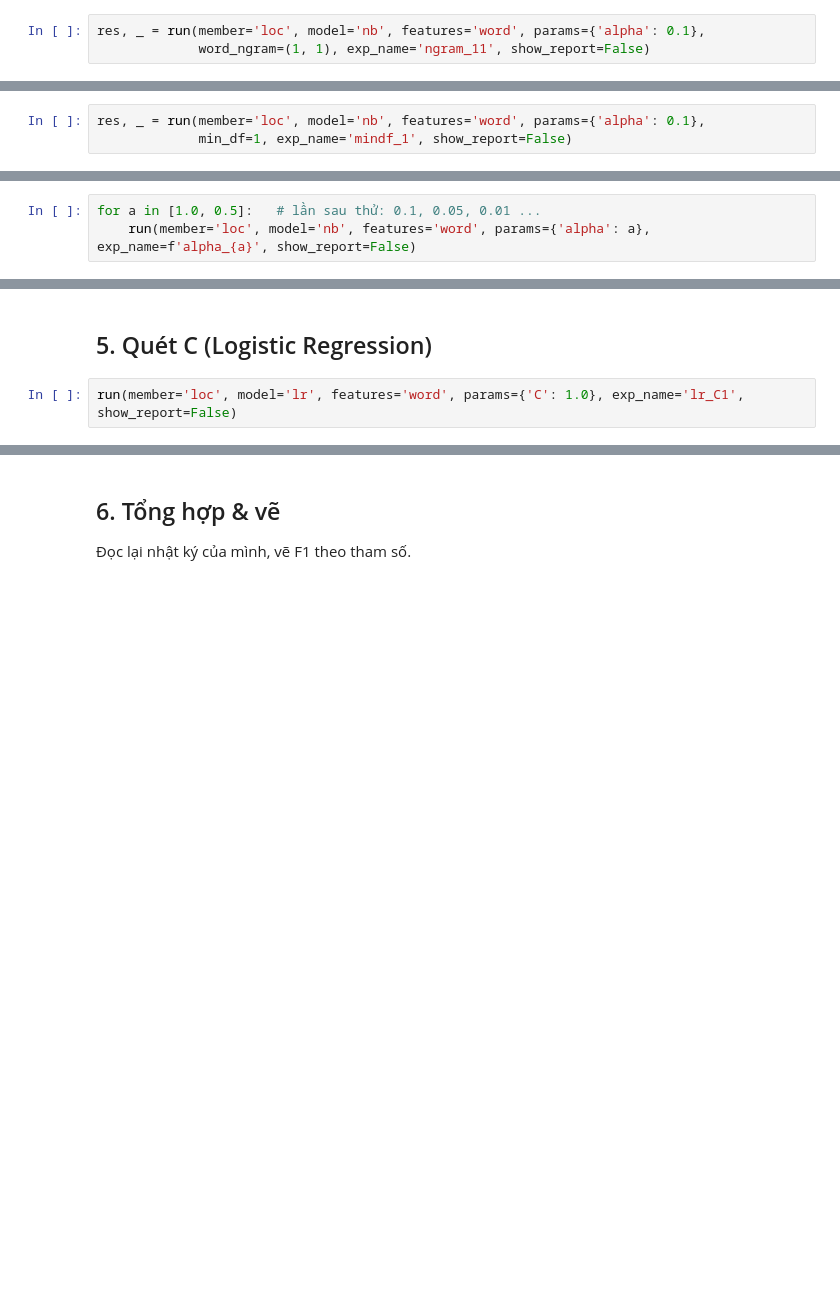
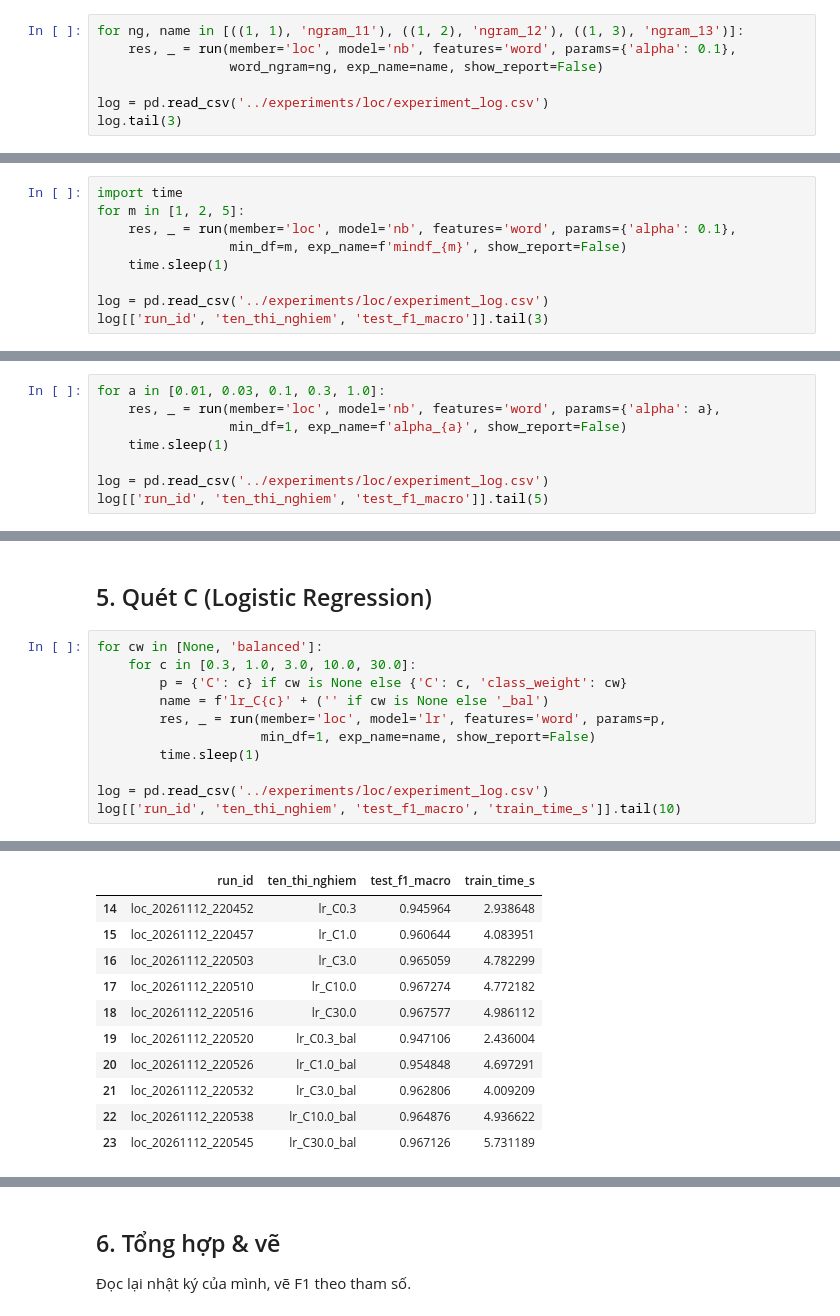
Before and after one commit to locphat13579-jpg/SGU26_MAYHOC, a Jupyter notebook: DoAnCuoiKy_Nhom06/notebooks/04_Loc_TienXuLy_NB_LR.ipynb, the cells around one changed output, grey strips where cells are left out. Saved outputs shown, nothing was run; the diff lists cells and outputs as text; blank space fills up the shorter version.

```diff
--- a/DoAnCuoiKy_Nhom06/notebooks/04_Loc_TienXuLy_NB_LR.ipynb
+++ b/DoAnCuoiKy_Nhom06/notebooks/04_Loc_TienXuLy_NB_LR.ipynb
@@ -80,5 +80,9 @@ for t in df.title.sample(8, random_state=0):
 ## 2. Thí nghiệm n-gram (Naive Bayes)
 Đổi `word_ngram` rồi chạy lại ô. Mỗi lần chạy = 1 dòng nhật ký.
 # %%
-res, _ = run(member='loc', model='nb', features='word', params={'alpha': 0.1},
-             word_ngram=(1, 1), exp_name='ngram_11', show_report=False)
+for ng, name in [((1, 1), 'ngram_11'), ((1, 2), 'ngram_12'), ((1, 3), 'ngram_13')]:
+    res, _ = run(member='loc', model='nb', features='word', params={'alpha': 0.1},
+                 word_ngram=ng, exp_name=name, show_report=False)
+
+log = pd.read_csv('../experiments/loc/experiment_log.csv')
+log.tail(3)
@@ -91,5 +118,11 @@ res, _ = run(member='loc', model='nb', features='word', params={'alpha': 0.1},
 # %% [markdown]
 ## 3. Thí nghiệm min_df
 # %%
-res, _ = run(member='loc', model='nb', features='word', params={'alpha': 0.1},
-             min_df=1, exp_name='mindf_1', show_report=False)
+import time
+for m in [1, 2, 5]:
+    res, _ = run(member='loc', model='nb', features='word', params={'alpha': 0.1},
+                 min_df=m, exp_name=f'mindf_{m}', show_report=False)
+    time.sleep(1)
+
+log = pd.read_csv('../experiments/loc/experiment_log.csv')
+log[['run_id', 'ten_thi_nghiem', 'test_f1_macro']].tail(3)
@@ -103,5 +158,10 @@ res, _ = run(member='loc', model='nb', features='word', params={'alpha': 0.1},
 ## 4. Quét alpha (Naive Bayes)
 Chạy từng giá trị (hoặc vòng lặp nhỏ) – ghi lại nhận xét sau mỗi đợt.
 # %%
-for a in [1.0, 0.5]:   # lần sau thử: 0.1, 0.05, 0.01 ...
-    run(member='loc', model='nb', features='word', params={'alpha': a}, exp_name=f'alpha_{a}', show_report=False)
+for a in [0.01, 0.03, 0.1, 0.3, 1.0]:
+    res, _ = run(member='loc', model='nb', features='word', params={'alpha': a},
+                 min_df=1, exp_name=f'alpha_{a}', show_report=False)
+    time.sleep(1)
+
+log = pd.read_csv('../experiments/loc/experiment_log.csv')
+log[['run_id', 'ten_thi_nghiem', 'test_f1_macro']].tail(5)
@@ -114,4 +198,14 @@ for a in [1.0, 0.5]:   # lần sau thử: 0.1, 0.05, 0.01 ...
 # %% [markdown]
 ## 5. Quét C (Logistic Regression)
 # %%
-run(member='loc', model='lr', features='word', params={'C': 1.0}, exp_name='lr_C1', show_report=False)
+for cw in [None, 'balanced']:
+    for c in [0.3, 1.0, 3.0, 10.0, 30.0]:
+        p = {'C': c} if cw is None else {'C': c, 'class_weight': cw}
+        name = f'lr_C{c}' + ('' if cw is None else '_bal')
+        res, _ = run(member='loc', model='lr', features='word', params=p,
+                     min_df=1, exp_name=name, show_report=False)
+        time.sleep(1)
+
+log = pd.read_csv('../experiments/loc/experiment_log.csv')
+log[['run_id', 'ten_thi_nghiem', 'test_f1_macro', 'train_time_s']].tail(10)
+# %% [output]
@@ -118 +229,12 @@ run(member='loc', model='lr', features='word', params={'C': 1.0}, exp_name='lr_C
+|  | run_id | ten_thi_nghiem | test_f1_macro | train_time_s |
+| 14 | loc_20261112_220452 | lr_C0.3 | 0.945964 | 2.938648 |
+| 15 | loc_20261112_220457 | lr_C1.0 | 0.960644 | 4.083951 |
+| 16 | loc_20261112_220503 | lr_C3.0 | 0.965059 | 4.782299 |
+| 17 | loc_20261112_220510 | lr_C10.0 | 0.967274 | 4.772182 |
+| 18 | loc_20261112_220516 | lr_C30.0 | 0.967577 | 4.986112 |
+| 19 | loc_20261112_220520 | lr_C0.3_bal | 0.947106 | 2.436004 |
+| 20 | loc_20261112_220526 | lr_C1.0_bal | 0.954848 | 4.697291 |
+| 21 | loc_20261112_220532 | lr_C3.0_bal | 0.962806 | 4.009209 |
+| 22 | loc_20261112_220538 | lr_C10.0_bal | 0.964876 | 4.936622 |
+| 23 | loc_20261112_220545 | lr_C30.0_bal | 0.967126 | 5.731189 |
 # %% [markdown]
```
Also changed, not shown: parts of 11 cells of this notebook, 24 other files.
